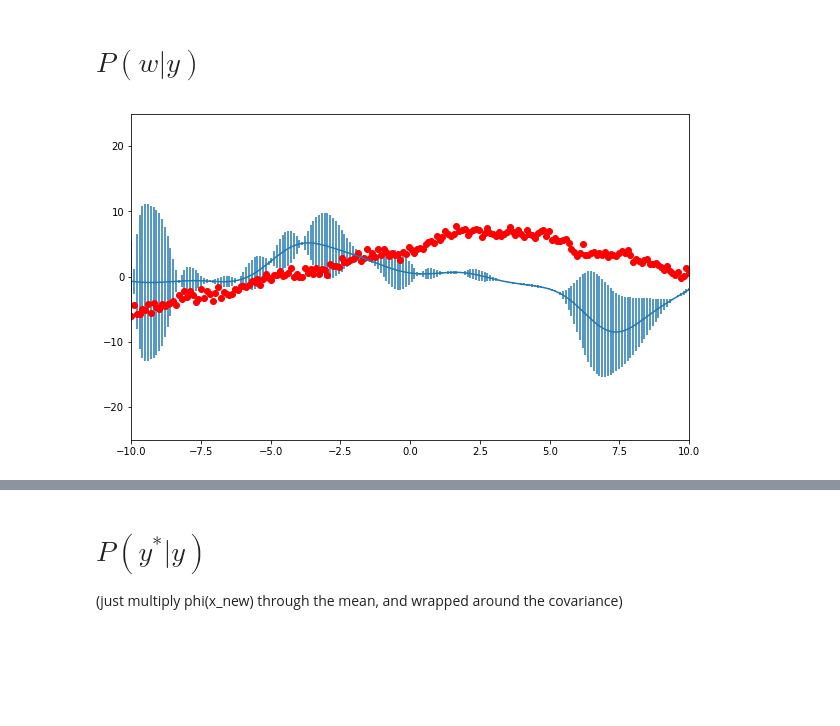
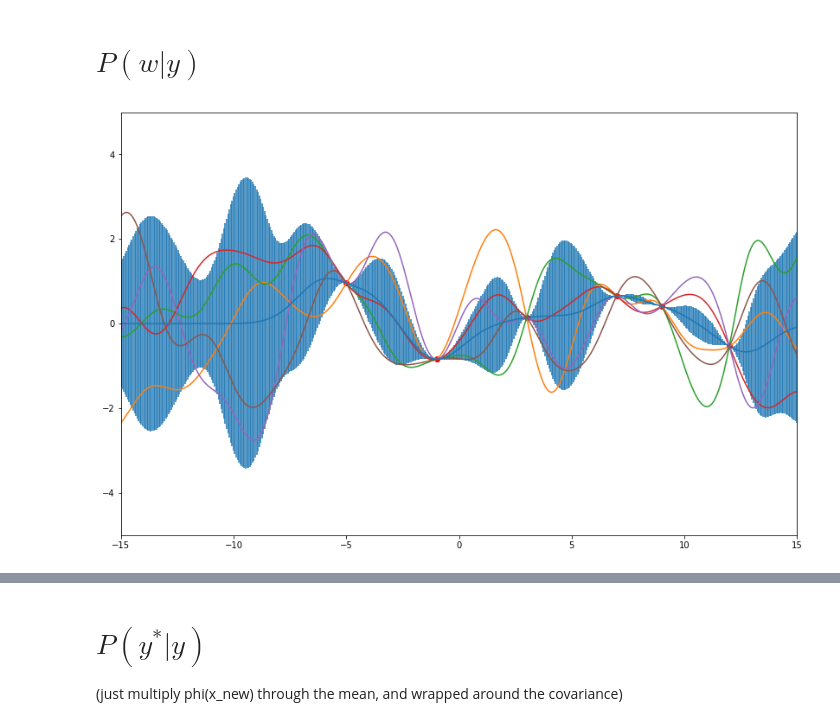
Before and after one commit to cavaunpeu/gaussian-processes, a Jupyter notebook: gaussian-processes.ipynb, the cells around one changed output, grey strips where cells are left out. Cells and saved outputs as stored; diff of their text form; code cells hidden in the pictures; blank space fills up the shorter version.

```diff
--- a/gaussian-processes.ipynb
+++ b/gaussian-processes.ipynb
@@ -107,7 +114,7 @@ plot_function_evals(mu_w, cov_w, features)
 
 Ohh. It's because N(numbers -3 to 3, mu=-.7.5, std=1) (the rbf kernel) is super super tiny.
 # %%
-plot_function_evals(mu_w, cov_w, features, n_samples=10)
+_ = plot_function_evals(mu_w, cov_w, features, n_samples=10)
 
 plt.plot(x, y_true)
 plt.scatter(x, y_true_)
@@ -179,4 +156,0 @@ def plot_posterior_function_evals(mu_w, cov_w, features, y_true, n_samples=100):
-# %%
-plot_posterior_function_evals(mu_w, cov_w, features, y_true_)
-# %% [output]
-[figure, removed]
@@ -182,0 +163,43 @@ plot_posterior_function_evals(mu_w, cov_w, features, y_true_)
+# %%
+# start to finish
+
+D = BIG_NUMBER = 198
+
+# prior over weights
+mu_w = np.zeros(D)
+cov_w = np.diag(np.exp(np.random.randn(D)))
+
+# features
+features = np.array([np.exp(-.5 * (x - d)**2) for d in range(int(-D / 2), int(D / 2))])
+
+# prior over function evaluations
+# this is really just a thing that computes w^T x; whenever we see w^T x, we use this
+# one of these instances is: in the formula for `mu_w_post`
+mu_y = mean_func(features, w="doesn't matter")
+cov_y = features.T @ cov_w @ features
+
+# posterior over weight distribution
+mu_w_post = mu_w + cov_w @ features @ np.linalg.inv(cov_y) @ (y_true - mu_y)
+cov_w_post = cov_w - cov_w @ features @ np.linalg.inv(cov_y) @ features.T @ cov_w
+
+# new features
+x_new = np.linspace(-15, 15, 500)
+features = np.array([np.exp(-.5 * (x_new - d)**2) for d in range(int(-D / 2), int(D / 2))])
+
+# posterior over function evaluations
+# THIS IS DIFFERENT THAN YOUR MEAN FUNC; THIS IS THE GAUSSIANS BEING CLOSED UNDER LINEAR MAPS
+mu_y_post = features.T @ mu_w_post
+
+cov_y_post = features.T @ cov_w_post @ features
+# %%
+plt.figure(figsize=(14, 9))
+plt.ylim(-5, 5)
+plt.xlim(-15, 15)
+
+plt.errorbar(x_new, mu_y_post, yerr=np.diag(cov_y_post), capsize=0)
+plt.plot(x, y_true, 'ro')
+for _ in range(5):
+    y = np.random.multivariate_normal(mu_y_post, cov_y_post)
+    plt.plot(x_new, y)
+# %% [output]
+[figure, added]
```
Also changed, not shown: parts of 22 cells of this notebook.
